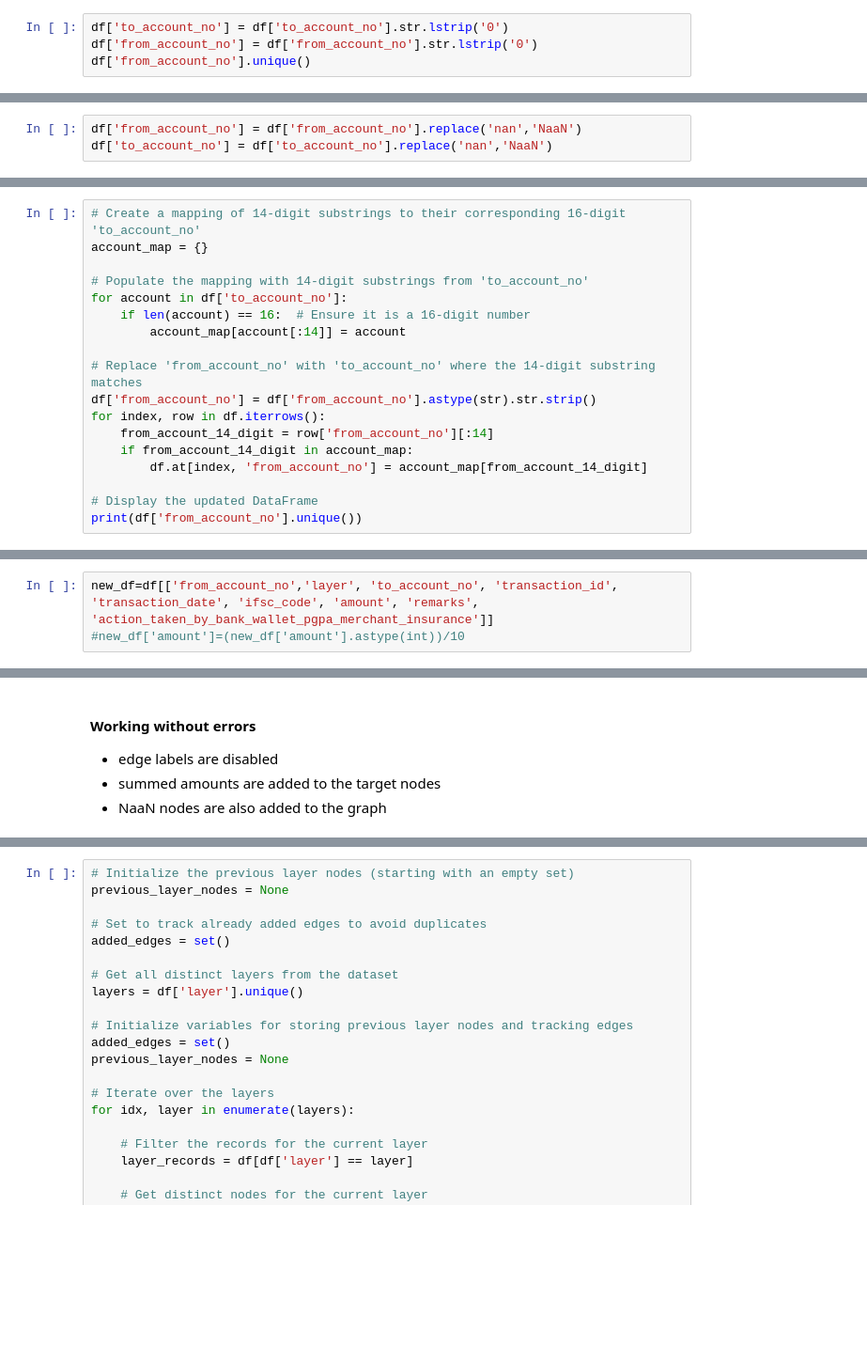
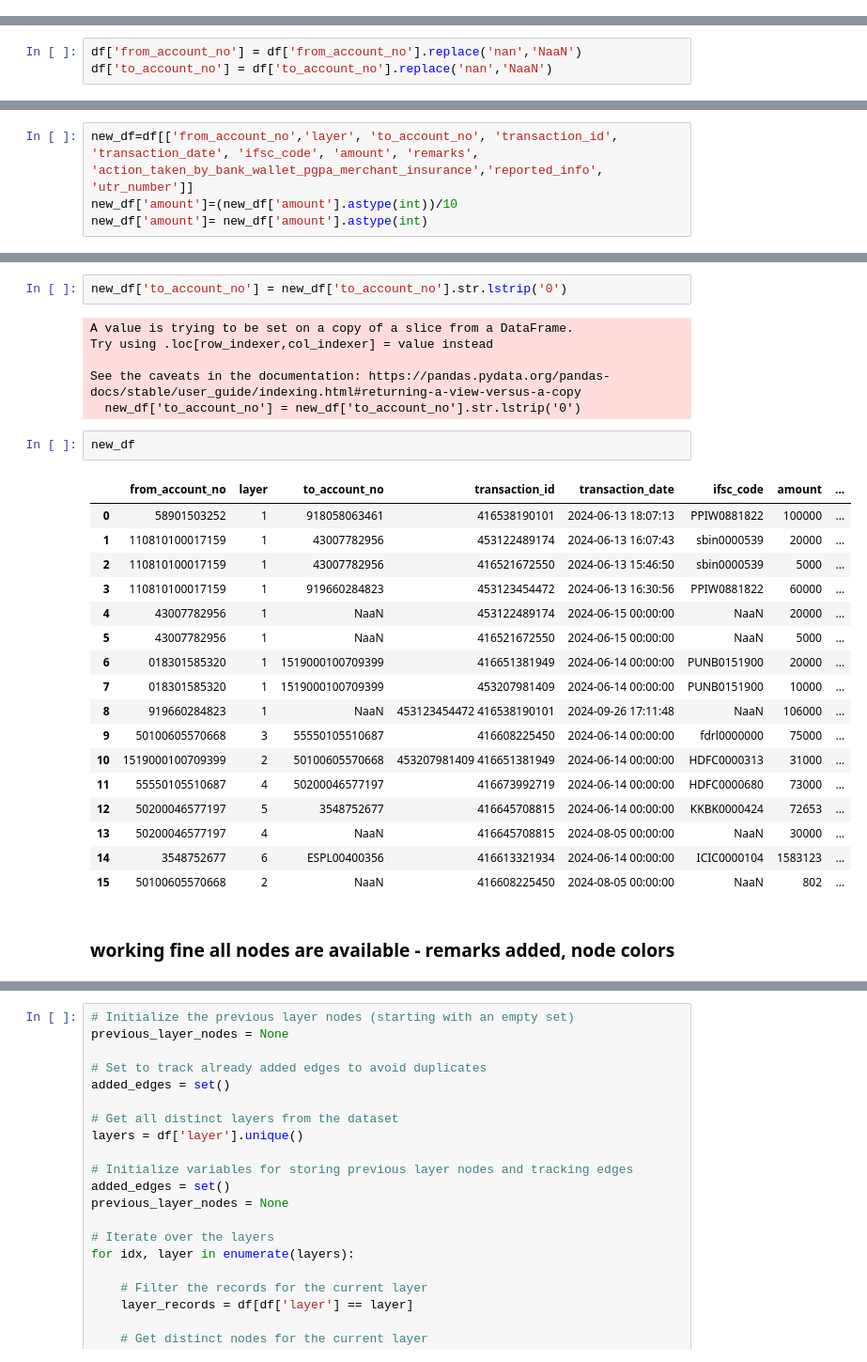
Before and after one commit to SJSYSburipeta/transactionData, a Jupyter notebook: TestingFinal.ipynb, the cells around one changed output, grey strips where cells are left out. Shown at 94% size. Cells and saved outputs as stored; diff of their text form; blank space fills up the shorter version.

```diff
--- a/TestingFinal.ipynb
+++ b/TestingFinal.ipynb
@@ -224,4 +230,0 @@ Name: to_account_no, dtype: object
-# %%
-df['to_account_no'] = df['to_account_no'].str.lstrip('0')
-df['from_account_no'] = df['from_account_no'].str.lstrip('0')
-df['from_account_no'].unique()
@@ -358,18 +361,0 @@ array(['31982050259', '120023826101', '42788308663', '50200085837755',
-# %%
-# Create a mapping of 14-digit substrings to their corresponding 16-digit 'to_account_no'
-account_map = {}
-
-# Populate the mapping with 14-digit substrings from 'to_account_no'
-for account in df['to_account_no']:
-    if len(account) == 16:  # Ensure it is a 16-digit number
-        account_map[account[:14]] = account
-
-# Replace 'from_account_no' with 'to_account_no' where the 14-digit substring matches
-df['from_account_no'] = df['from_account_no'].astype(str).str.strip()
-for index, row in df.iterrows():
-    from_account_14_digit = row['from_account_no'][:14]
-    if from_account_14_digit in account_map:
-        df.at[index, 'from_account_no'] = account_map[from_account_14_digit]
-
-# Display the updated DataFrame
-print(df['from_account_no'].unique())
@@ -389,3 +383,4 @@ print(df['from_account_no'].unique())
 # %%
-new_df=df[['from_account_no','layer', 'to_account_no', 'transaction_id', 'transaction_date', 'ifsc_code', 'amount', 'remarks', 'action_taken_by_bank_wallet_pgpa_merchant_insurance']]
-#new_df['amount']=(new_df['amount'].astype(int))/10
+new_df=df[['from_account_no','layer', 'to_account_no', 'transaction_id', 'transaction_date', 'ifsc_code', 'amount', 'remarks', 'action_taken_by_bank_wallet_pgpa_merchant_insurance','reported_info', 'utr_number']]
+new_df['amount']=(new_df['amount'].astype(int))/10
+new_df['amount']= new_df['amount'].astype(int)
@@ -413,5 +398,30 @@ df
-# %% [markdown]
-#### Working without errors
-- edge labels are disabled
-- summed amounts are added to the target nodes
-- NaaN nodes are also added to the graph
+# %%
+new_df['to_account_no'] = new_df['to_account_no'].str.lstrip('0')
+# %% [output]
+A value is trying to be set on a copy of a slice from a DataFrame.
+Try using .loc[row_indexer,col_indexer] = value instead
+
+See the caveats in the documentation: https://pandas.pydata.org/pandas-docs/stable/user_guide/indexing.html#returning-a-view-versus-a-copy
+  new_df['to_account_no'] = new_df['to_account_no'].str.lstrip('0')
+# %%
+new_df
+# %% [output]
+|  | from_account_no | layer | to_account_no | transaction_id | transaction_date | ifsc_code | amount | ... |
+| 0 | 58901503252 | 1 | 918058063461 | 416538190101 | 2024-06-13 18:07:13 | PPIW0881822 | 100000 | ... |
+| 1 | 110810100017159 | 1 | 43007782956 | 453122489174 | 2024-06-13 16:07:43 | sbin0000539 | 20000 | ... |
+| 2 | 110810100017159 | 1 | 43007782956 | 416521672550 | 2024-06-13 15:46:50 | sbin0000539 | 5000 | ... |
+| 3 | 110810100017159 | 1 | 919660284823 | 453123454472 | 2024-06-13 16:30:56 | PPIW0881822 | 60000 | ... |
+| 4 | 43007782956 | 1 | NaaN | 453122489174 | 2024-06-15 00:00:00 | NaaN | 20000 | ... |
+| 5 | 43007782956 | 1 | NaaN | 416521672550 | 2024-06-15 00:00:00 | NaaN | 5000 | ... |
+| 6 | 018301585320 | 1 | 1519000100709399 | 416651381949 | 2024-06-14 00:00:00 | PUNB0151900 | 20000 | ... |
+| 7 | 018301585320 | 1 | 1519000100709399 | 453207981409 | 2024-06-14 00:00:00 | PUNB0151900 | 10000 | ... |
+| 8 | 919660284823 | 1 | NaaN | 453123454472 416538190101 | 2024-09-26 17:11:48 | NaaN | 106000 | ... |
+| 9 | 50100605570668 | 3 | 55550105510687 | 416608225450 | 2024-06-14 00:00:00 | fdrl0000000 | 75000 | ... |
+| 10 | 1519000100709399 | 2 | 50100605570668 | 453207981409 416651381949 | 2024-06-14 00:00:00 | HDFC0000313 | 31000 | ... |
+| 11 | 55550105510687 | 4 | 50200046577197 | 416673992719 | 2024-06-14 00:00:00 | HDFC0000680 | 73000 | ... |
+| 12 | 50200046577197 | 5 | 3548752677 | 416645708815 | 2024-06-14 00:00:00 | KKBK0000424 | 72653 | ... |
+| 13 | 50200046577197 | 4 | NaaN | 416645708815 | 2024-08-05 00:00:00 | NaaN | 30000 | ... |
+| 14 | 3548752677 | 6 | ESPL00400356 | 416613321934 | 2024-06-14 00:00:00 | ICIC0000104 | 1583123 | ... |
+| 15 | 50100605570668 | 2 | NaaN | 416608225450 | 2024-08-05 00:00:00 | NaaN | 802 | ... |
+# %% [markdown]
+### working fine all nodes are available - remarks added, node colors
```
Also changed, not shown: parts of 35 cells of this notebook, 1 other file.
